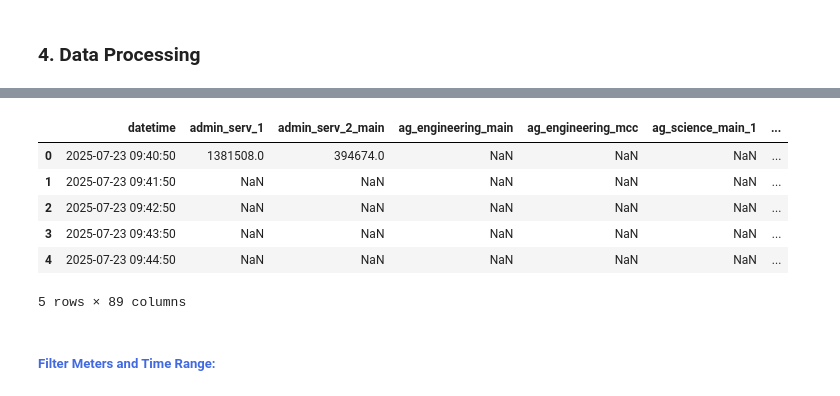
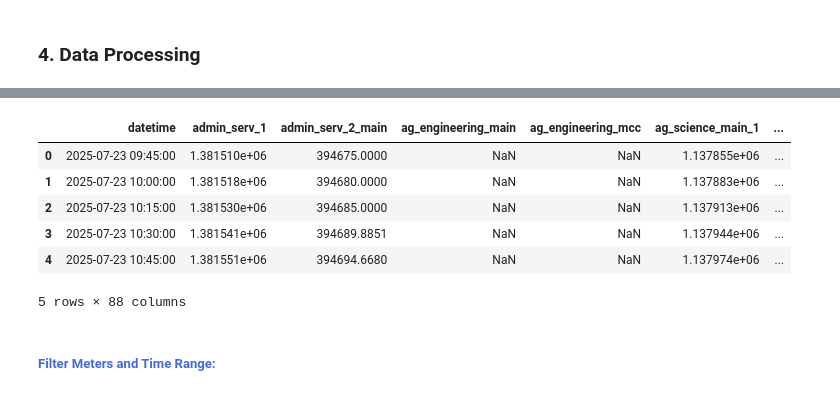
Before and after one commit to uhm-campus-energy/harvest_kwh_prep, a Jupyter notebook: notebooks/1.kwh_end_points.ipynb, the cells around one changed output, grey strips where cells are left out. Drawn from its saved outputs; the diff is of its cells as text; code cells hidden in the pictures.

```diff
--- a/notebooks/1.kwh_end_points.ipynb
+++ b/notebooks/1.kwh_end_points.ipynb
@@ -74,11 +80,10 @@ var = 'kwh'
 # Input Files
 # TODO: file names may change, check with Eileen
 
-var_file = input_dir + "harvest_kwh_" + "250723-251017.csv" # data file 0
-meter_info_file = input_dir + "aurora_v4.meter_info.csv"  # contains all meter information
+var_file = input_dir + "harvest_interval_kwh_" + "250723-251017.csv" # data file 0, should contain only interval meter readings
+meter_info_file = input_dir + "meter_info.csv"  # contains all meter information
+
 meter_issues_candidates_file = input_dir + "special_meter_candidates.xlsx"  # auto-generated review file
-# TODO: automate create meter issue file
-# TODO: rename meter_issues_file to special_meters_file
 meter_issues_file = input_dir + "special_meters.xlsx"  # records special meters that need to be corrected
 
 # TODO:meter_info_file added temp above ask Eileen
@@ -156,11 +158,14 @@ The autoreload extension is already loaded. To reload it, use:
 ### 3. Load Data
 # %%
 # Read var and var_rejects tables
-df0 = pd.read_csv(var_file)
-df0["datetime"] = pd.to_datetime(df0["datetime"])
+raw_df = pd.read_csv(var_file)
 
-# TODO: commented out bc no rejects file for now
-# df1 = pd.read_csv(var_rejects_file)
+# validate the standard long-format schema up front
+# dc.validate_meter_input_schema(
+#     raw_df,
+#     required_cols=("datetime", "meter_name", "meter_reading"),
+# )
 
-df0.head()
+raw_df["datetime"] = pd.to_datetime(raw_df["datetime"])
+raw_df.head()
 # %% [output]
@@ -185,7 +180,4 @@ df0.head()
 # %%
-# no rejects file so combined_df is just the main harvest data
-combined_df = raw_df.copy()
-
 # # Concatenate df0 and df1 vertically
 # combined_df = pd.concat([df0, df1], ignore_index=True)
 
@@ -193,5 +185,5 @@ combined_df = raw_df.copy()
 # combined_df['datetime'] = pd.to_datetime(combined_df['datetime'])
 
 # Sort by meter_name and datetime
-combined_df["datetime"] = pd.to_datetime(combined_df["datetime"])
-combined_df = combined_df.sort_values(by=['meter_name', 'datetime']).reset_index(drop=True)
+raw_df["datetime"] = pd.to_datetime(raw_df["datetime"])
+raw_df = raw_df.sort_values(by=['meter_name', 'datetime']).reset_index(drop=True)
@@ -207,19 +190,20 @@ print(combined_df.head())
 # %%
 # Pivot table with every meter be one column
-pivoted_df = combined_df.pivot(index='datetime', columns='meter_name', values='meter_reading').reset_index()
+# pivoted_df = combined_df.pivot(index='datetime', columns='meter_name', values='meter_reading').reset_index()
+pivoted_df = raw_df.pivot(index='datetime', columns='meter_name', values='meter_reading').reset_index()
 
 # Fill missing timestamps
 full_df = dc.fill_missing_timestamps(pivoted_df, freq)
 
 full_df.head()
 # %% [output]
 |  | datetime | admin_serv_1 | admin_serv_2_main | ag_engineering_main | ag_engineering_mcc | ag_science_main_1 | ... |
-| 0 | 2025-07-23 09:40:50 | 1381508.0 | 394674.0 | NaN | NaN | NaN | ... |
-| 1 | 2025-07-23 09:41:50 | NaN | NaN | NaN | NaN | NaN | ... |
-| 2 | 2025-07-23 09:42:50 | NaN | NaN | NaN | NaN | NaN | ... |
-| 3 | 2025-07-23 09:43:50 | NaN | NaN | NaN | NaN | NaN | ... |
-| 4 | 2025-07-23 09:44:50 | NaN | NaN | NaN | NaN | NaN | ... |
+| 0 | 2025-07-23 09:45:00 | 1.381510e+06 | 394675.0000 | NaN | NaN | 1.137855e+06 | ... |
+| 1 | 2025-07-23 10:00:00 | 1.381518e+06 | 394680.0000 | NaN | NaN | 1.137883e+06 | ... |
+| 2 | 2025-07-23 10:15:00 | 1.381530e+06 | 394685.0000 | NaN | NaN | 1.137913e+06 | ... |
+| 3 | 2025-07-23 10:30:00 | 1.381541e+06 | 394689.8851 | NaN | NaN | 1.137944e+06 | ... |
+| 4 | 2025-07-23 10:45:00 | 1.381551e+06 | 394694.6680 | NaN | NaN | 1.137974e+06 | ... |
-5 rows × 89 columns
+5 rows × 88 columns
 # %% [markdown]
 ##### <span style="color:royalblue">Filter Meters and Time Range:</span>
 # %%
```
Also changed, not shown: parts of 9 cells of this notebook.
